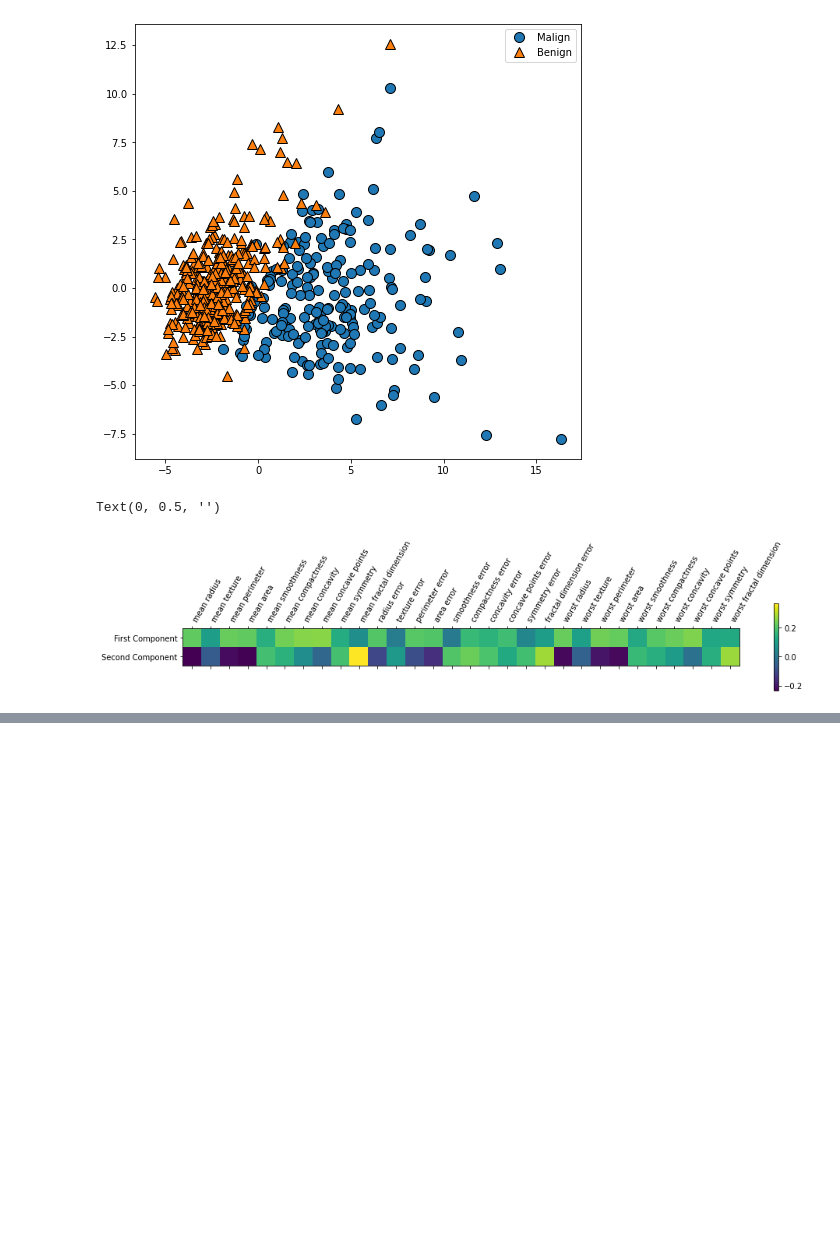
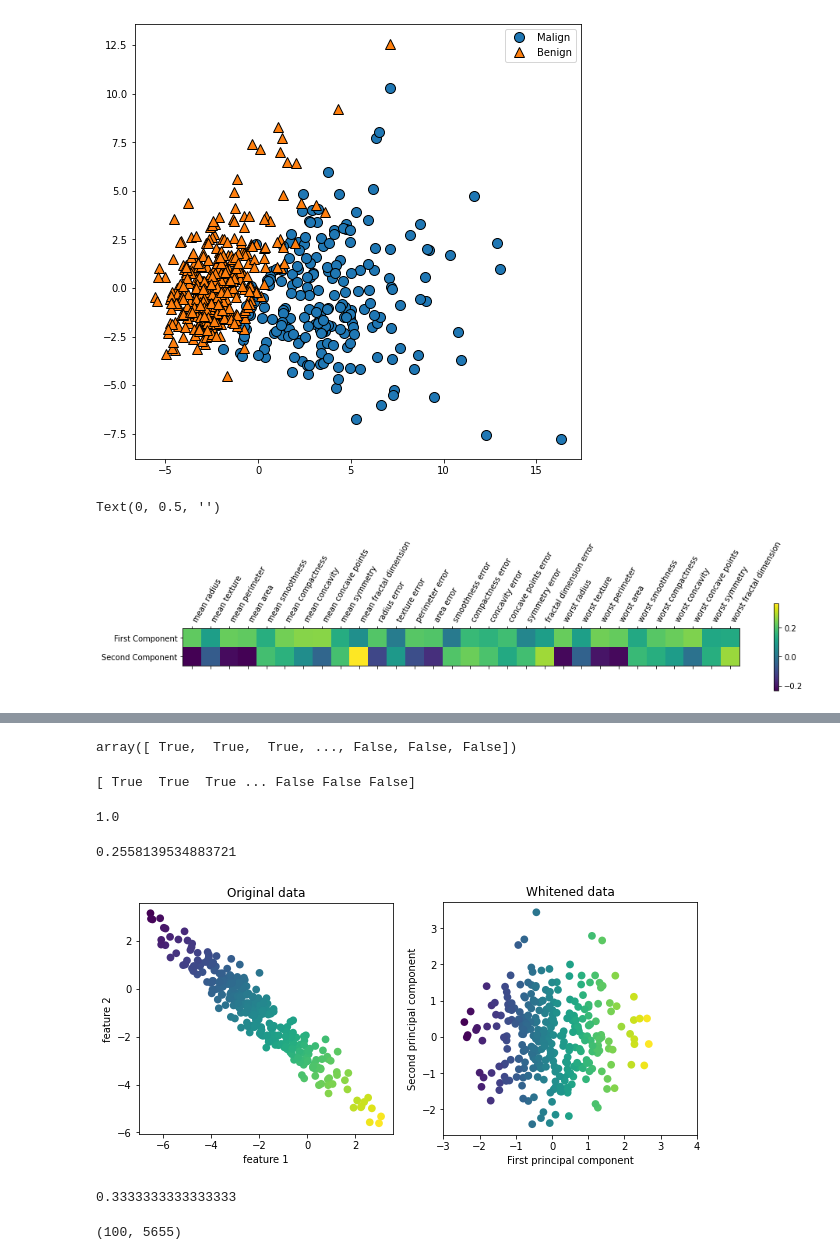
Before and after one commit to aashish-2096/Notebooks, a Jupyter notebook: Preprocessing.ipynb, the cells around one changed output, grey strips where cells are left out. Cells and saved outputs as stored; diff of their text form; code cells hidden in the pictures; blank space fills up the shorter version.

```diff
--- a/Preprocessing.ipynb
+++ b/Preprocessing.ipynb
@@ -190,0 +260,11 @@ Text(0, 0.5, '')
+# %%
+mask =  np.zeros(faces.target.shape,dtype=np.bool)
+
+for target in np.unique(faces.target):
+    mask[np.where(faces.target == target)[0][:50]] = 1
+# %% [output]
+array([ True,  True,  True, ..., False, False, False])
+# %%
+print(mask)
+# %% [output]
+[ True  True  True ... False False False]
@@ -190,0 +276,18 @@ Text(0, 0.5, '')
+# %%
+from sklearn.neighbors import KNeighborsClassifier
+
+X_train,X_test,y_train,y_test =  train_test_split(X_people,y_people,stratify=y_people,random_state=42)
+
+knn =  KNeighborsClassifier(n_neighbors = 1)
+knn.fit(X_train,y_train)
+knn.score(X_train,y_train)
+# %% [output]
+1.0
+# %%
+knn.score(X_test,y_test)
+# %% [output]
+0.2558139534883721
+# %%
+mglearn.plots.plot_pca_whitening()
+# %% [output]
+[figure, added]
@@ -190,0 +299,10 @@ Text(0, 0.5, '')
+# %%
+knn = KNeighborsClassifier(n_neighbors=1)
+knn.fit(X_train_pca,y_train)
+knn.score(X_test_pca,y_test)
+# %% [output]
+0.3333333333333333
+# %%
+pca.components_.shape
+# %% [output]
+(100, 5655)
```
Also changed, not shown: parts of 31 cells of this notebook.
